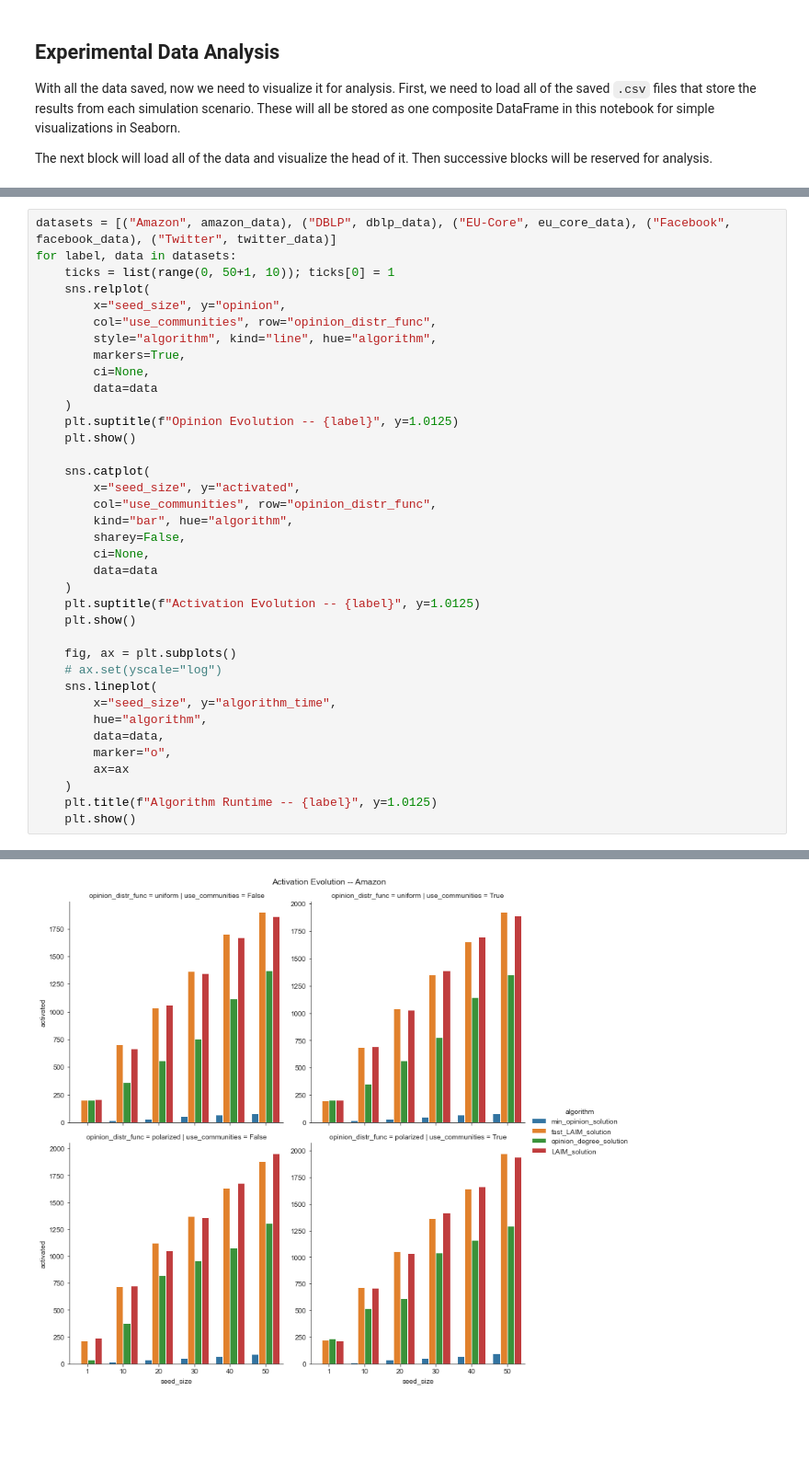
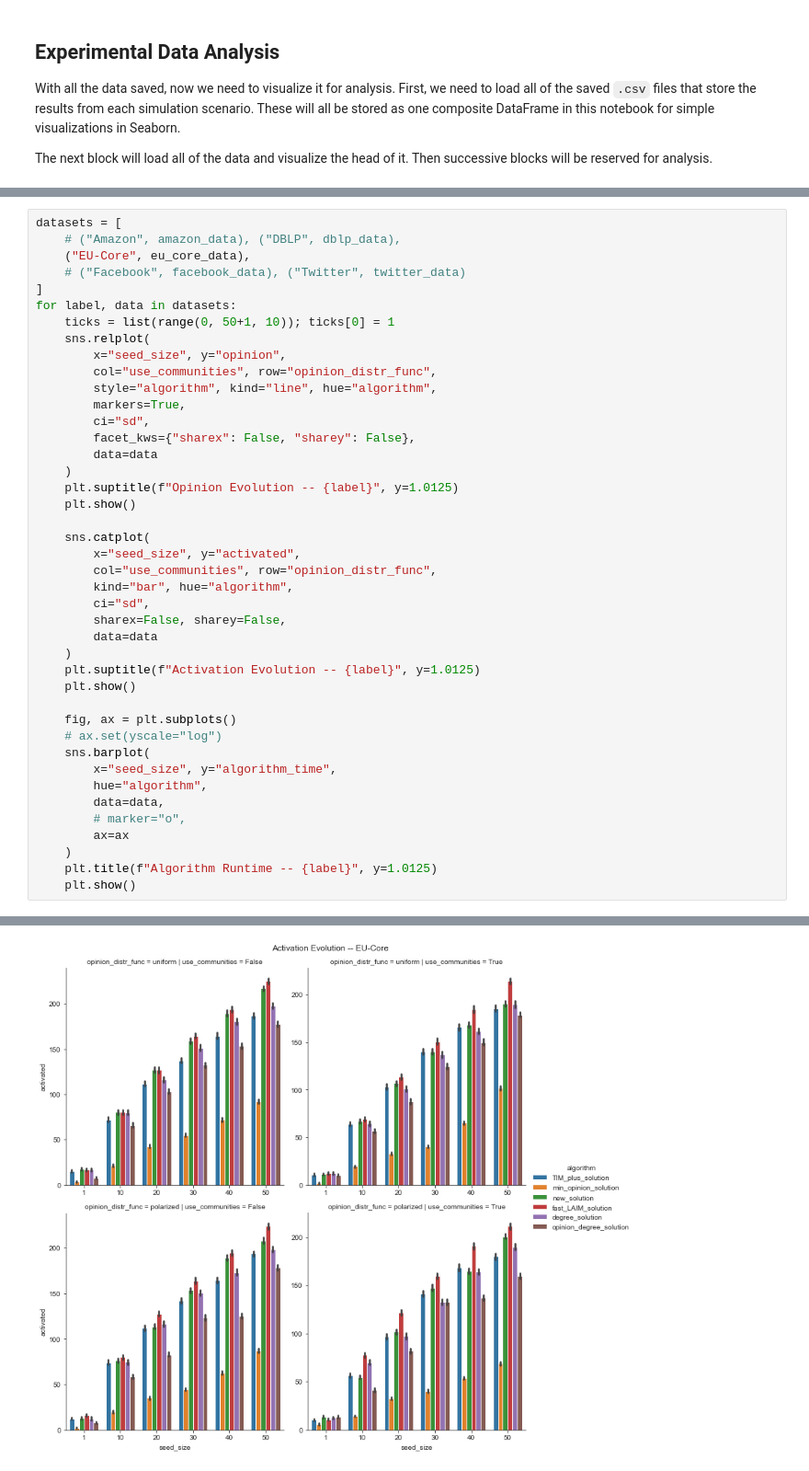
Before and after one commit to nathaniel-hudson/BIC-Diffusion, a Jupyter notebook: src/Analysis.ipynb, the cells around one changed output, grey strips where cells are left out. Shown at 92% size. Saved outputs shown, nothing was run; the diff lists cells and outputs as text; blank space fills up the shorter version.

```diff
--- a/src/Analysis.ipynb
+++ b/src/Analysis.ipynb
@@ -67,5 +67,9 @@ dblp_data.head()
 # %%
-datasets = [("Amazon", amazon_data), ("DBLP", dblp_data), ("EU-Core", eu_core_data), ("Facebook", facebook_data), ("Twitter", twitter_data)]
+datasets = [
+    # ("Amazon", amazon_data), ("DBLP", dblp_data),
+    ("EU-Core", eu_core_data),
+    # ("Facebook", facebook_data), ("Twitter", twitter_data)
+]
 for label, data in datasets:
     ticks = list(range(0, 50+1, 10)); ticks[0] = 1
     sns.relplot(
@@ -73,7 +77,8 @@ for label, data in datasets:
         col="use_communities", row="opinion_distr_func",
         style="algorithm", kind="line", hue="algorithm",
         markers=True,
-        ci=None,
+        ci="sd",
+        facet_kws={"sharex": False, "sharey": False},
         data=data
     )
     plt.suptitle(f"Opinion Evolution -- {label}", y=1.0125)
@@ -83,8 +88,8 @@ for label, data in datasets:
         x="seed_size", y="activated",
         col="use_communities", row="opinion_distr_func",
         kind="bar", hue="algorithm",
-        sharey=False,
-        ci=None,
+        ci="sd",
+        sharex=False, sharey=False,
         data=data
     )
     plt.suptitle(f"Activation Evolution -- {label}", y=1.0125)
@@ -92,11 +97,11 @@ for label, data in datasets:
 
     fig, ax = plt.subplots()
     # ax.set(yscale="log")
-    sns.lineplot(
+    sns.barplot(
         x="seed_size", y="algorithm_time",
         hue="algorithm",
         data=data,
-        marker="o",
+        # marker="o",
         ax=ax
     )
     plt.title(f"Algorithm Runtime -- {label}", y=1.0125)
@@ -106 +111 @@ for label, data in datasets:
-[figure, old version]
+[figure, new version]
```
Also changed, not shown: parts of 3 cells of this notebook, 27 other files.
